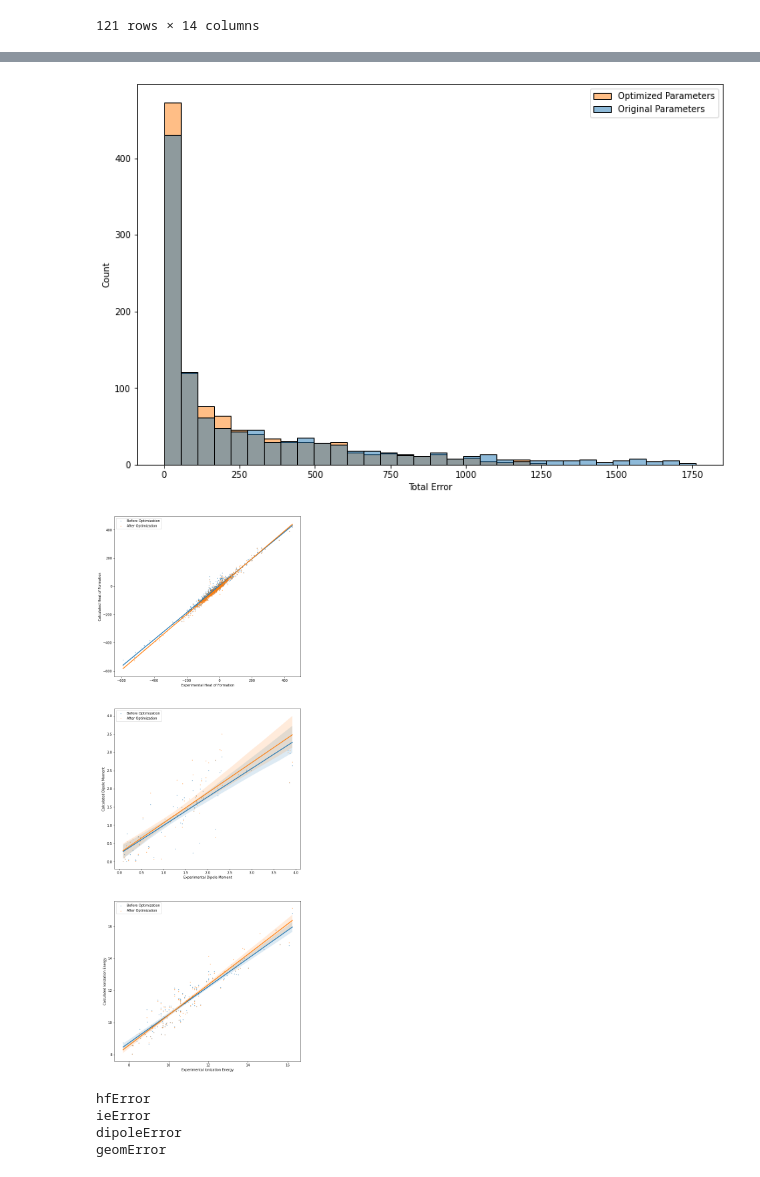
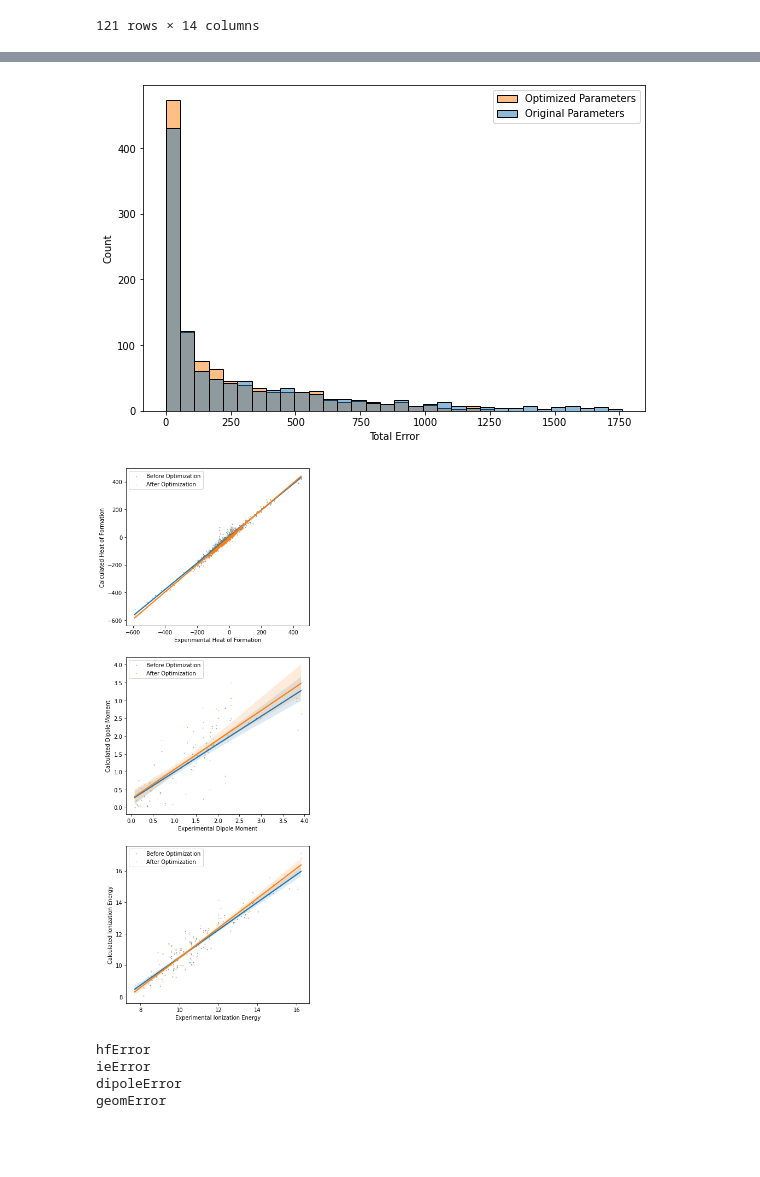
Before and after one commit to BluSteve/STYau122, a Jupyter notebook: python/Analysis.ipynb, the cells around one changed output, grey strips where cells are left out. Drawn from its saved outputs; the diff is of its cells as text; code cells hidden in the pictures; blank space fills up the shorter version.

```diff
--- a/python/Analysis.ipynb
+++ b/python/Analysis.ipynb
@@ -85,7 +85,7 @@ osorted
 | 1116 | 1116-H1F1 | 1221.675757 | -69.330894 | -65.1 | 14.985221 | 16.06 | 2.108097e+00 | 1.83 | 45.985325 | True | ... |
 121 rows × 14 columns
 # %%
-fig, axs = plt.subplots(3, 1, figsize=(10, 20));
+fig, axs = plt.subplots(3, 1, figsize=(7, 14));
 axs = axs.flatten()
 tgt = dfs[0].append(dfs[3], ignore_index=True);
 
@@ -106,5 +106,5 @@ plt.savefig('error-dist.png', dpi=600)
 # %%
-fig, axs = plt.subplots(2, 2, figsize=(30, 20));
+fig, axs = plt.subplots(2, 2, figsize=(15, 10));
 axs = axs.flatten()
 
 errorTypes = ["hfError", "ieError", "dipoleError", "geomError"]
@@ -122,12 +122,12 @@ plt.savefig('error-hist.png', dpi=600)
 # %%
-plt.figure(figsize=(12, 8))
+plt.figure(figsize=(9, 6))
 ax = sns.histplot(data=orig_wb.append(wellbehaving, ignore_index=True), x='totalError', hue="optMethod")
 ax.set_xlabel('Total Error')
 plt.legend(labels=['Optimized Parameters', 'Original Parameters'])
 
 plt.savefig('total-error-dist.png', dpi=300)
 # %% [output]
-[figure, old version]
+[figure, new version]
 # %%
 dfs[3].totalError.describe().to_csv('after-opt.csv')
 # %%
@@ -135,21 +135,21 @@ dfs[0].totalError.describe().apply(lambda x: format(x, 'f')).to_csv('before-opt.
 # %%
 (dfs[3].totalError-dfs[0].totalError).describe().to_csv('before-vs-after.csv')
 # %%
-fig, axs = plt.subplots(nrows=3, figsize=(10, 30));
+fig, axs = plt.subplots(nrows=3, figsize=(6, 18));
 axs = axs.flatten()
 
 betterNames = [('Experimental Heat of Formation', 'Calculated Heat of Formation'),
                ('Experimental Dipole Moment', 'Calculated Dipole Moment'),
                ('Experimental Ionization Energy', 'Calculated Ionization Energy')]
 for i, t in enumerate([('refHf', 'hf'), ('refDipole', 'dipole'), ('refIe', 'ie')]):
-    sns.regplot(data=dfs[0], x=t[0], y=t[1], ax=axs[i], scatter_kws={'s':1}, label='Before Optimization')
-    sns.regplot(data=dfs[3], x=t[0], y=t[1], ax=axs[i], scatter_kws={'s':1}, label='After Optimization')
+    sns.regplot(data=dfs[0], x=t[0], y=t[1], ax=axs[i], scatter_kws={'s':0.3},  label='Before Optimization')
+    sns.regplot(data=dfs[3], x=t[0], y=t[1], ax=axs[i], scatter_kws={'s':0.3}, label='After Optimization')
     axs[i].legend(loc='upper left')
     axs[i].set(xlabel=betterNames[i][0], ylabel=betterNames[i][1])
 
 plt.savefig('scatter.png', dpi=600)
 # %% [output]
-[figure, old version]
+[figure, new version]
 # %%
 for et in errorTypes:
     print(et)
```
Also changed, not shown: parts of 6 cells of this notebook, 16 other files.
